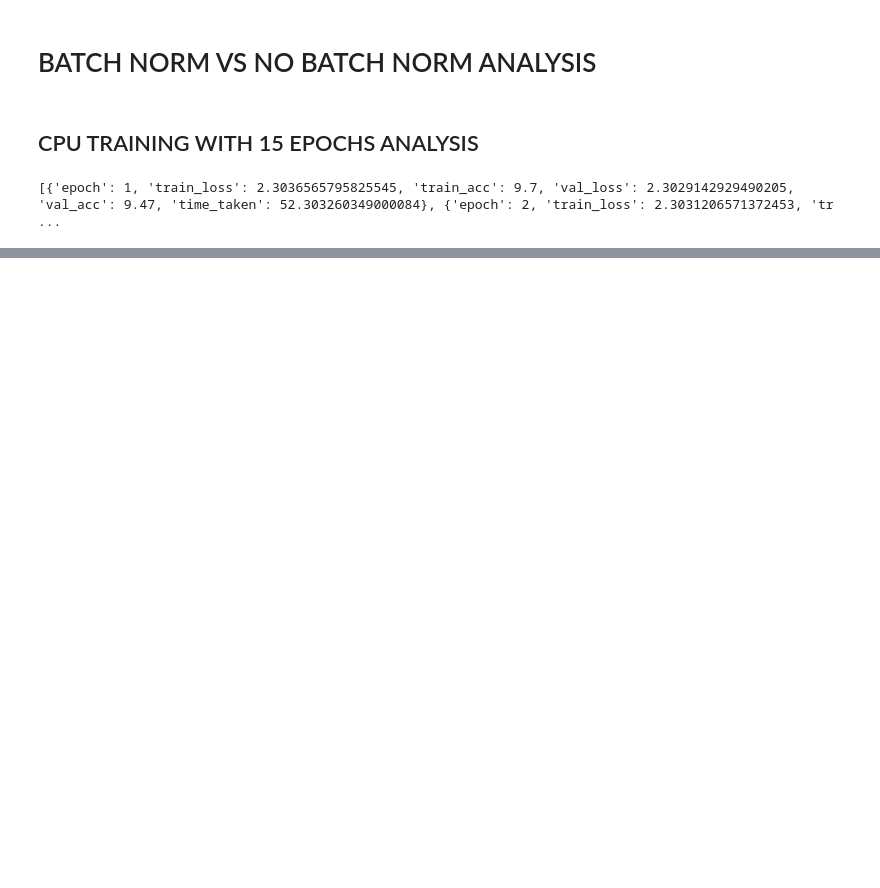
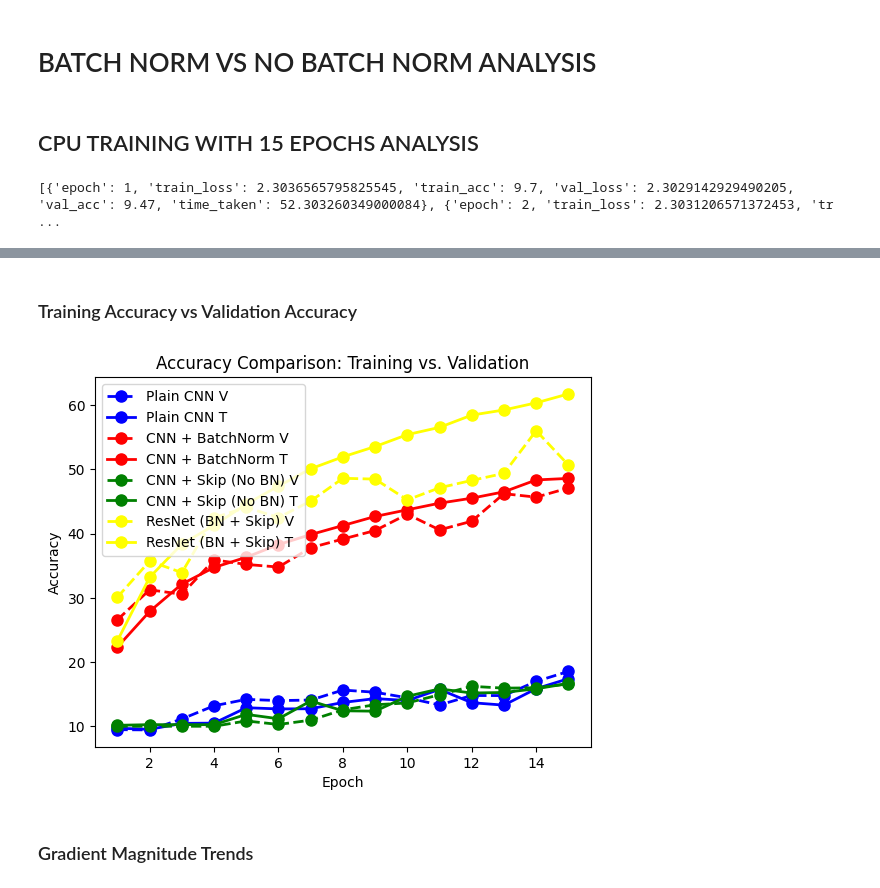
Before and after one commit to ianMuchesia/bn-vs-no-bn-analysis, a Jupyter notebook: notebooks/analysis.ipynb, the cells around one changed output, grey strips where cells are left out. Saved outputs shown, nothing was run; the diff lists cells and outputs as text; code cells hidden in the pictures; blank space fills up the shorter version.

```diff
--- a/notebooks/analysis.ipynb
+++ b/notebooks/analysis.ipynb
@@ -68,0 +101,36 @@ ValueError: x and y must have same first dimension, but have shapes (2, 15) and
+# %% [markdown]
+### Training Accuracy vs Validation Accuracy
+# %%
+plain,plain_t= build_accuracy_arrays(plain_training_logs)
+bn,bn_t = build_accuracy_arrays(bn_training_logs)
+skip,skip_t = build_accuracy_arrays(skip_training_logs)
+resnet,resnet_t = build_accuracy_arrays(resnet_training_logs)
+
+# Ensure x is defined for the 15 epochs
+x = list(range(1, len(plain_training_logs) + 1))
+
+# Plot all four models, adding the 'label' argument for the legend
+plt.plot(x, plain, color='blue', linestyle='--', marker='o', linewidth=2, markersize=8, label="Plain CNN V")
+plt.plot(x, plain_t, color='blue', linestyle='-', marker='o', linewidth=2, markersize=8, label="Plain CNN T")
+plt.plot(x, bn, color='red', linestyle='--', marker='o', linewidth=2, markersize=8, label="CNN + BatchNorm V")
+plt.plot(x, bn_t, color='red', linestyle='-', marker='o', linewidth=2, markersize=8, label="CNN + BatchNorm T")
+
+plt.plot(x, skip, color='green', linestyle='--', marker='o', linewidth=2, markersize=8, label="CNN + Skip (No BN) V")
+plt.plot(x, skip_t, color='green', linestyle='-', marker='o', linewidth=2, markersize=8, label="CNN + Skip (No BN) T")
+
+plt.plot(x, resnet, color='yellow', linestyle='--', marker='o', linewidth=2, markersize=8, label="ResNet (BN + Skip) V")
+plt.plot(x, resnet_t, color='yellow', linestyle='-', marker='o', linewidth=2, markersize=8, label="ResNet (BN + Skip) T")
+
+
+plt.xlabel("Epoch")
+plt.ylabel("Accuracy")
+plt.title("Accuracy Comparison: Training vs. Validation")
+
+# This specific command generates the key using the labels defined above
+plt.legend()
+
+plt.show()
+# %% [output]
+[figure, added]
+# %% [markdown]
+### Gradient Magnitude Trends
```
Also changed, not shown: parts of 10 cells of this notebook.
